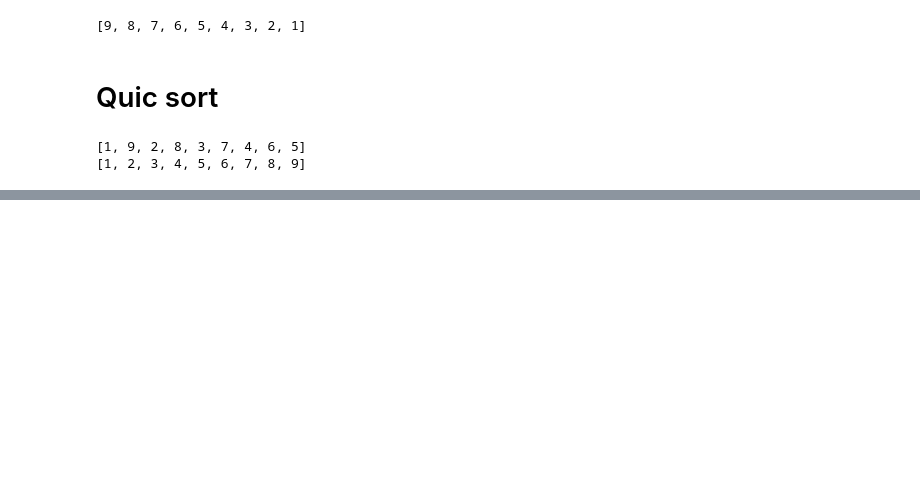
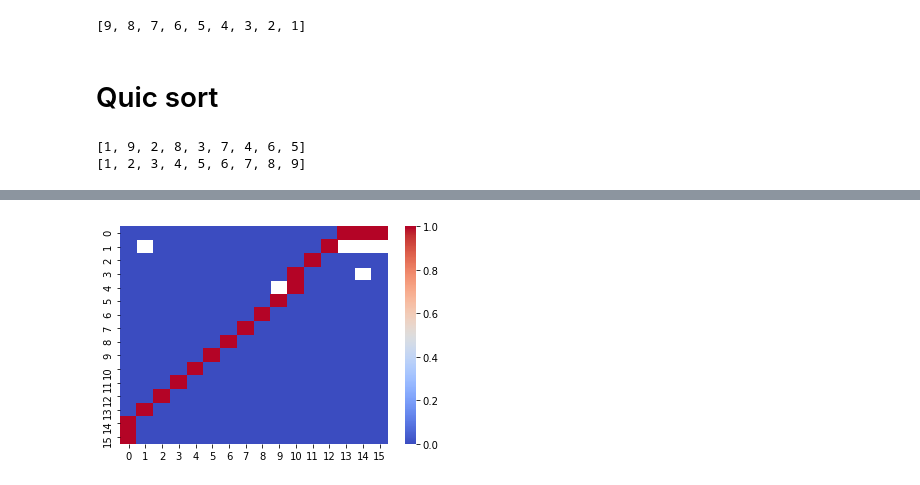
Before and after one commit to irfanhasib0/Algorithms, a Jupyter notebook: Sorting Array.ipynb, the cells around one changed output, grey strips where cells are left out. Cells and saved outputs as stored; diff of their text form; code cells hidden in the pictures; blank space fills up the shorter version.

```diff
--- a/Sorting Array.ipynb
+++ b/Sorting Array.ipynb
@@ -154,0 +320,5 @@ merge
+# %%
+import numpy as np
+for i in range(10):
+    prob=np.random.randint(0,36)
+    print(_stree.get(prob))
@@ -192,0 +523,23 @@ for i in range(10):
+# %%
+class Node():
+    def __init__(self,i,j):
+        self.val=[i,j]
+        self.edges=[]
+        self.root=None
+        self.left=self.is_valid([i,j-1])
+        self.right=self.is_valid([i,j+1])
+        self.up=self.is_valid([i-1,j])
+        self.down=self.is_valid([i+1,j])
+
+        self.ul=self.is_valid([i-1,j-1])
+        self.ur=self.is_valid([i-1,j+1])
+        self.dl=self.is_valid([i+1,j-1])
+        self.dr=self.is_valid([i+1,j+1])
+
+    def is_valid(self,lst):
+        [a,b]=lst
+        if a >= 0 and a < h and b>= 0 and b<w and np.isnan(nenv[a,b]) == False:
+            self.edges.append([a,b])
+            return [a,b]
+        else:
+            return  None
@@ -192,0 +607,15 @@ for i in range(10):
+# %%
+point=goal
+path=[goal]
+path_map=env.make()
+
+while(1):
+   if point==start:break
+   point=root_dict[str(point)]
+   path.append(point)
+   path_map[point[0],point[1]]=1
+
+sns.heatmap(path_map,annot=False,cmap='coolwarm')
+plt.show()
+# %% [output]
+[figure, added]
```
Also changed, not shown: parts of 29 cells of this notebook, 3 other files.
